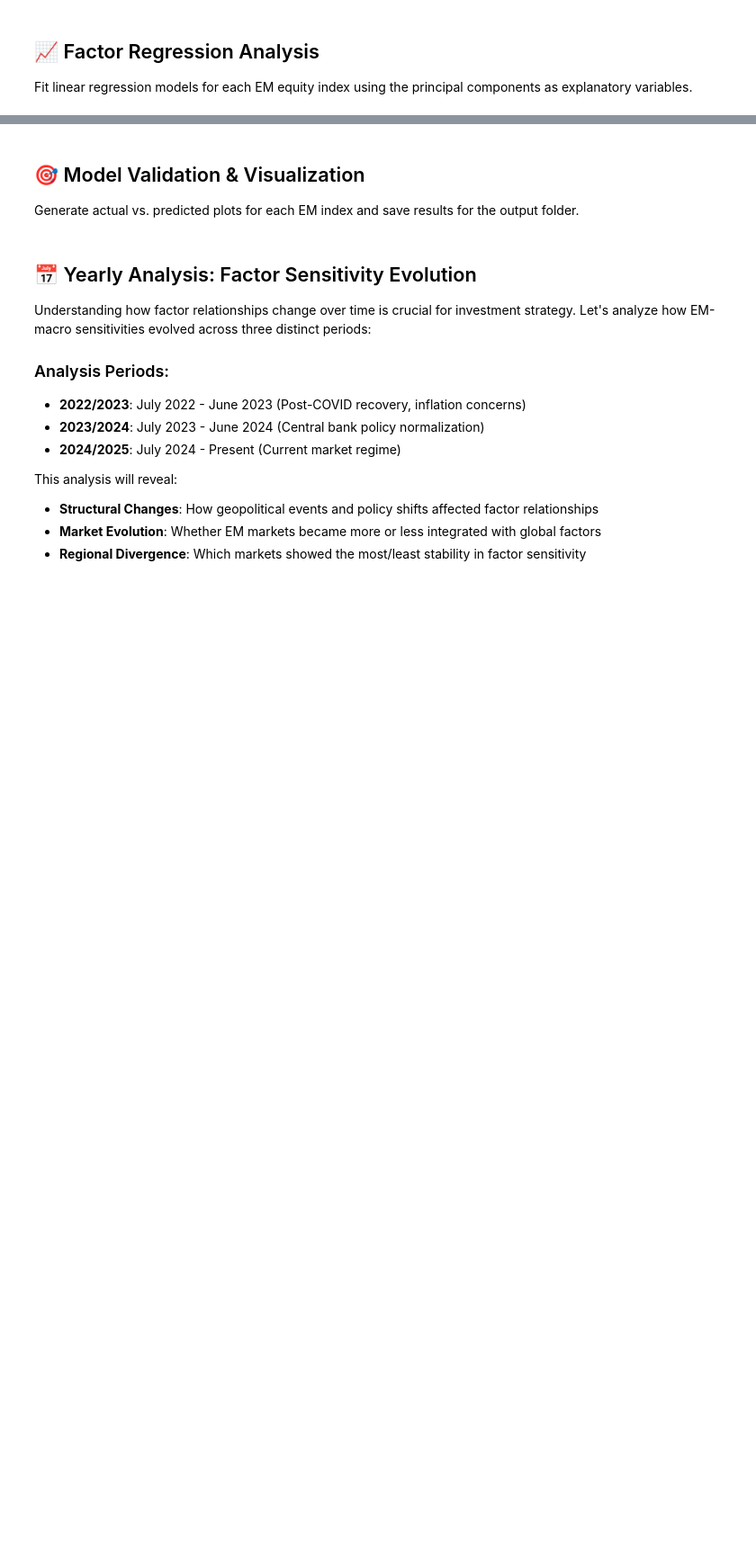
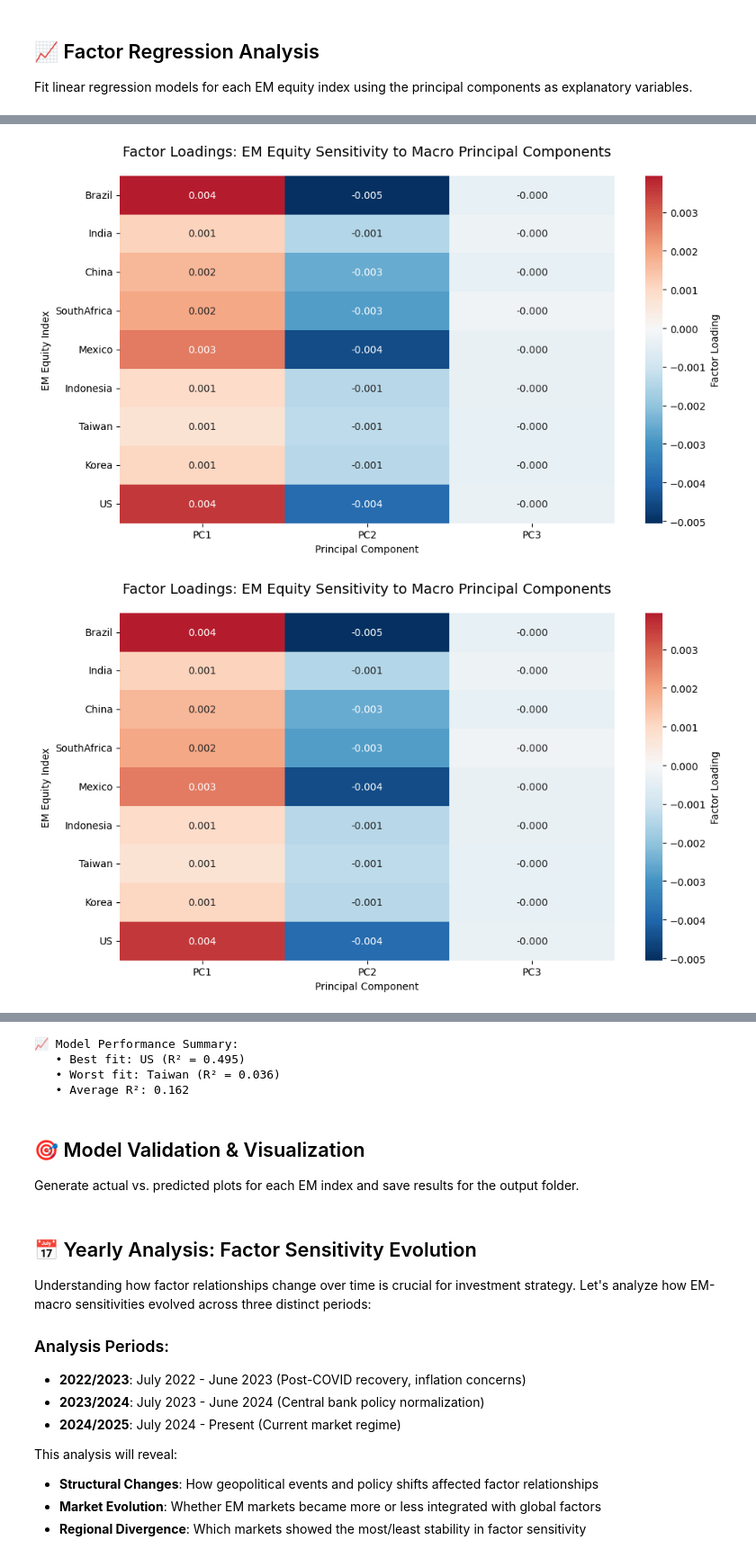
Before and after one commit to wilsonck75/D-Cubed-Data-Lab, a Jupyter notebook: macro-factor-model-em/notebooks/02_factor_modeling.ipynb, the cells around one changed output, grey strips where cells are left out. Shown at 90% size. Cells and saved outputs as stored; diff of their text form; code cells hidden in the pictures; blank space fills up the shorter version.

```diff
--- a/macro-factor-model-em/notebooks/02_factor_modeling.ipynb
+++ b/macro-factor-model-em/notebooks/02_factor_modeling.ipynb
@@ -63,23 +79,29 @@ log_returns.describe().round(4)
 
 Separate the dataset into dependent variables (EM returns) and independent variables (macro factors).
 # %%
-# Identify EM equity columns (dependent variables)
-em_columns = [col for col in df.columns if col.startswith(('Brazil', 'India', 'China', 'SouthAfrica', 'Mexico', 'Indonesia'))]
+# your EM prefixes
+em_prefixes = (
+    "Brazil", "India", "China", "SouthAfrica",
+    "Mexico", "Indonesia", "Taiwan", "Korea", "US"
+)
 
-# Identify macro factor columns (independent variables)
-macro_columns = [col for col in df.columns if col not in em_columns]
+# the macro columns you want to avoid
+exclude = {"USD_Index", "US_10Y_Yield", "US_2Y_Yield"}
 
-print(f"🌏 EM Equity Variables ({len(em_columns)}):")
-for col in em_columns:
-    print(f"   • {col}")
+em_columns = [
+    col for col in df.columns
+    if col.startswith(em_prefixes)
+    and col not in exclude
+]
+Y = log_returns[em_columns]
 
-print(f"\n📈 Macro Factor Variables ({len(macro_columns)}):")
-for col in macro_columns:
-    print(f"   • {col}")
 
-# Separate into Y (dependent) and X (independent) matrices
-Y = log_returns[em_columns]  # EM equity returns to predict
-X = log_returns[macro_columns]  # Macro factors as predictors
+macro_columns = [col for col in df.columns if col.startswith(('USD_Index', 'Oil_Brent', 'US_10Y_Yield', 'US_2Y_Yield', 'VIX', 'BAA_spread', 'Term_Spread'))]
+
+log_returns = np.log(df / df.shift(1)).dropna()
+
+
+X = log_returns[macro_columns]
 
 print(f"\n📊 Model Setup:")
 print(f"   • Y matrix (EM returns): {Y.shape}")
@@ -171,5 +232,13 @@ print(beta_df.round(3))
 # %%
 # Visualize factor loadings as heatmap
+plt.figure(figsize=(10, 6))
+sns.heatmap(beta_df, annot=True, cmap='RdBu_r', center=0,
+            fmt='.3f', cbar_kws={'label': 'Factor Loading'})
+plt.title('Factor Loadings: EM Equity Sensitivity to Macro Principal Components', fontsize=14, pad=20)
+plt.xlabel('Principal Component')
+plt.ylabel('EM Equity Index')
+plt.tight_layout()
+plt.show()
 plt.figure(figsize=(10, 6))
 sns.heatmap(beta_df, annot=True, cmap='RdBu_r', center=0,
             fmt='.3f', cbar_kws={'label': 'Factor Loading'})
@@ -178,30 +247,33 @@ plt.xlabel('Principal Component')
 plt.ylabel('EM Equity Index')
 plt.tight_layout()
 plt.show()
 
 # Create R² scores summary
 r2_df = pd.DataFrame.from_dict(r2_scores, orient='index', columns=['R² Score'])
 r2_df = r2_df.sort_values('R² Score', ascending=False)
 
 # Plot R² scores
 plt.figure(figsize=(10, 5))
 bars = plt.bar(range(len(r2_df)), r2_df['R² Score'], color='skyblue', edgecolor='black', alpha=0.7)
 plt.title('Model Fit (R²) by EM Equity Index', fontsize=14)
 plt.xlabel('EM Equity Index')
 plt.ylabel('R² Score')
 plt.xticks(range(len(r2_df)), r2_df.index, rotation=45, ha='right')
 plt.grid(axis='y', alpha=0.3)
 
 # Add value labels on bars
 for i, bar in enumerate(bars):
     height = bar.get_height()
     plt.text(bar.get_x() + bar.get_width()/2., height + 0.005,
              f'{height:.3f}', ha='center', va='bottom')
 
 plt.tight_layout()
 plt.show()
 
 print(f"\n📈 Model Performance Summary:")
 print(f"   • Best fit: {r2_df.index[0]} (R² = {r2_df.iloc[0, 0]:.3f})")
 print(f"   • Worst fit: {r2_df.index[-1]} (R² = {r2_df.iloc[-1, 0]:.3f})")
 print(f"   • Average R²: {r2_df['R² Score'].mean():.3f}")
+# %% [output]
+[figure, added]
+[figure, added]
@@ -208,3 +281,7 @@ print(f"   • Average R²: {r2_df['R² Score'].mean():.3f}")
+📈 Model Performance Summary:
+   • Best fit: US (R² = 0.495)
+   • Worst fit: Taiwan (R² = 0.036)
+   • Average R²: 0.162
 # %% [markdown]
 ## 🎯 Model Validation & Visualization
 
```
Also changed, not shown: parts of 9 cells of this notebook, 12 other files.
